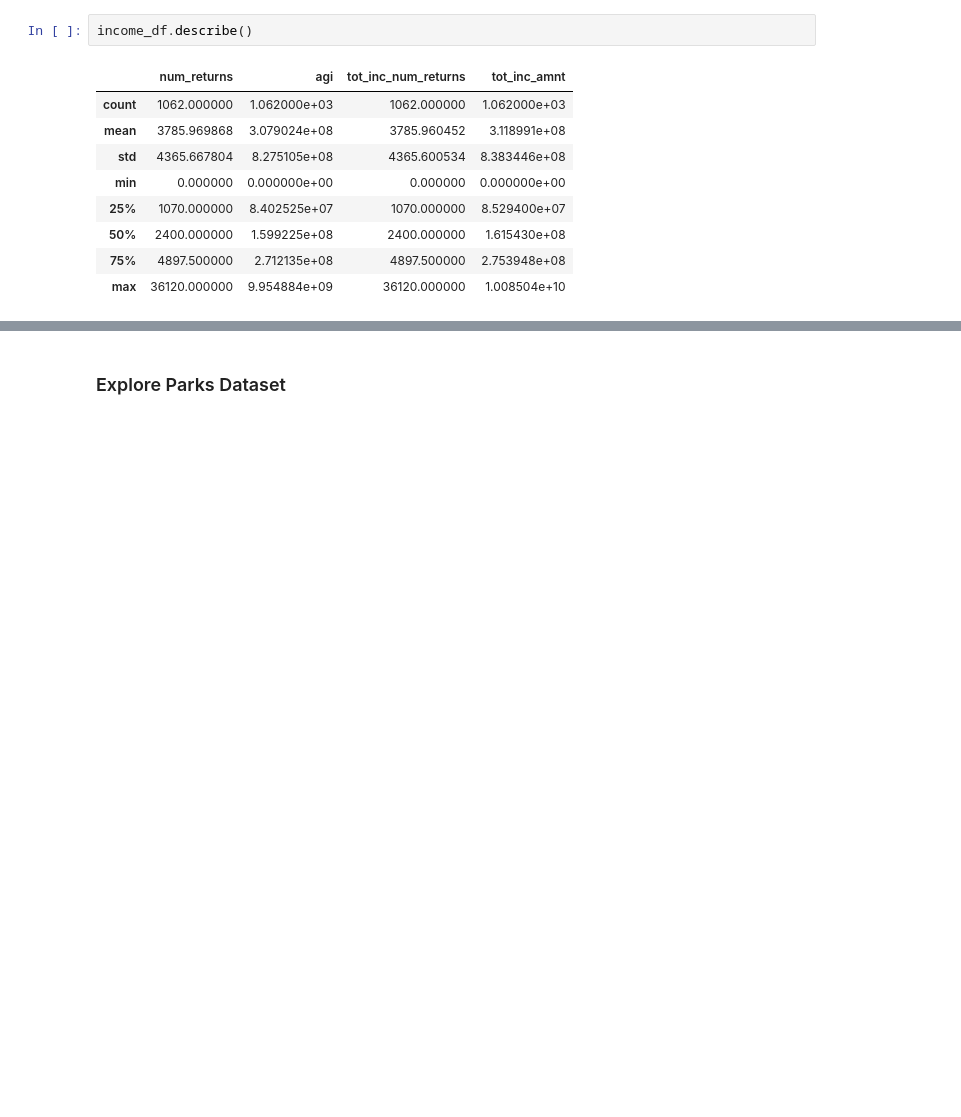
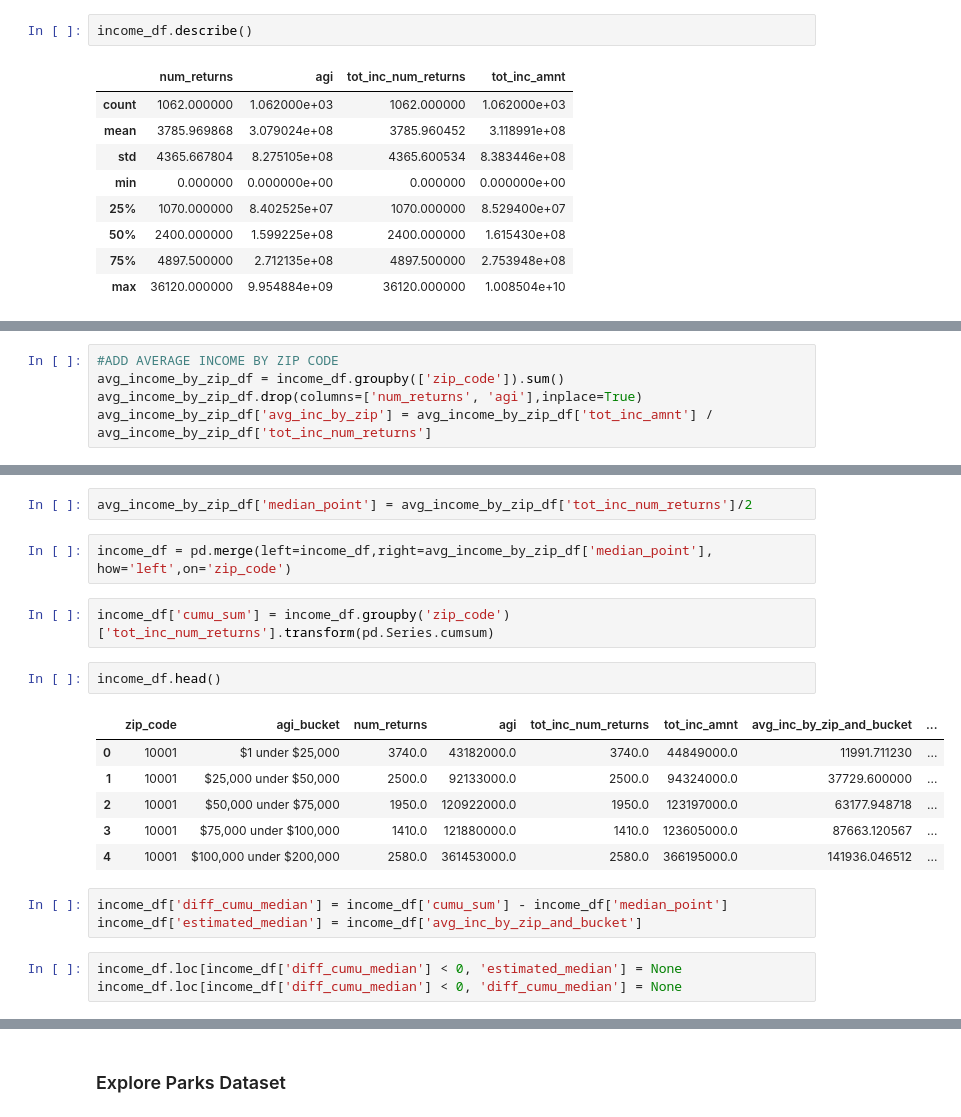
Before and after one commit to as6140/nyc_playgrounds_income, a Jupyter notebook: exploratory_data_analysis.ipynb, the cells around one changed output, grey strips where cells are left out. Cells and saved outputs as stored; diff of their text form; blank space fills up the shorter version.

```diff
--- a/exploratory_data_analysis.ipynb
+++ b/exploratory_data_analysis.ipynb
@@ -155,0 +229,5 @@ income_df.describe()
+# %%
+#ADD AVERAGE INCOME BY ZIP CODE
+avg_income_by_zip_df = income_df.groupby(['zip_code']).sum()
+avg_income_by_zip_df.drop(columns=['num_returns', 'agi'],inplace=True)
+avg_income_by_zip_df['avg_inc_by_zip'] = avg_income_by_zip_df['tot_inc_amnt'] / avg_income_by_zip_df['tot_inc_num_returns']
@@ -155,0 +257,21 @@ income_df.describe()
+# %%
+avg_income_by_zip_df['median_point'] = avg_income_by_zip_df['tot_inc_num_returns']/2
+# %%
+income_df = pd.merge(left=income_df,right=avg_income_by_zip_df['median_point'], how='left',on='zip_code')
+# %%
+income_df['cumu_sum'] = income_df.groupby('zip_code')['tot_inc_num_returns'].transform(pd.Series.cumsum)
+# %%
+income_df.head()
+# %% [output]
+|  | zip_code | agi_bucket | num_returns | agi | tot_inc_num_returns | tot_inc_amnt | avg_inc_by_zip_and_bucket | ... |
+| 0 | 10001 | $1 under $25,000 | 3740.0 | 43182000.0 | 3740.0 | 44849000.0 | 11991.711230 | ... |
+| 1 | 10001 | $25,000 under $50,000 | 2500.0 | 92133000.0 | 2500.0 | 94324000.0 | 37729.600000 | ... |
+| 2 | 10001 | $50,000 under $75,000 | 1950.0 | 120922000.0 | 1950.0 | 123197000.0 | 63177.948718 | ... |
+| 3 | 10001 | $75,000 under $100,000 | 1410.0 | 121880000.0 | 1410.0 | 123605000.0 | 87663.120567 | ... |
+| 4 | 10001 | $100,000 under $200,000 | 2580.0 | 361453000.0 | 2580.0 | 366195000.0 | 141936.046512 | ... |
+# %%
+income_df['diff_cumu_median'] = income_df['cumu_sum'] - income_df['median_point']
+income_df['estimated_median'] = income_df['avg_inc_by_zip_and_bucket']
+# %%
+income_df.loc[income_df['diff_cumu_median'] < 0, 'estimated_median'] = None
+income_df.loc[income_df['diff_cumu_median'] < 0, 'diff_cumu_median'] = None
```
Also changed, not shown: parts of 39 cells of this notebook.
